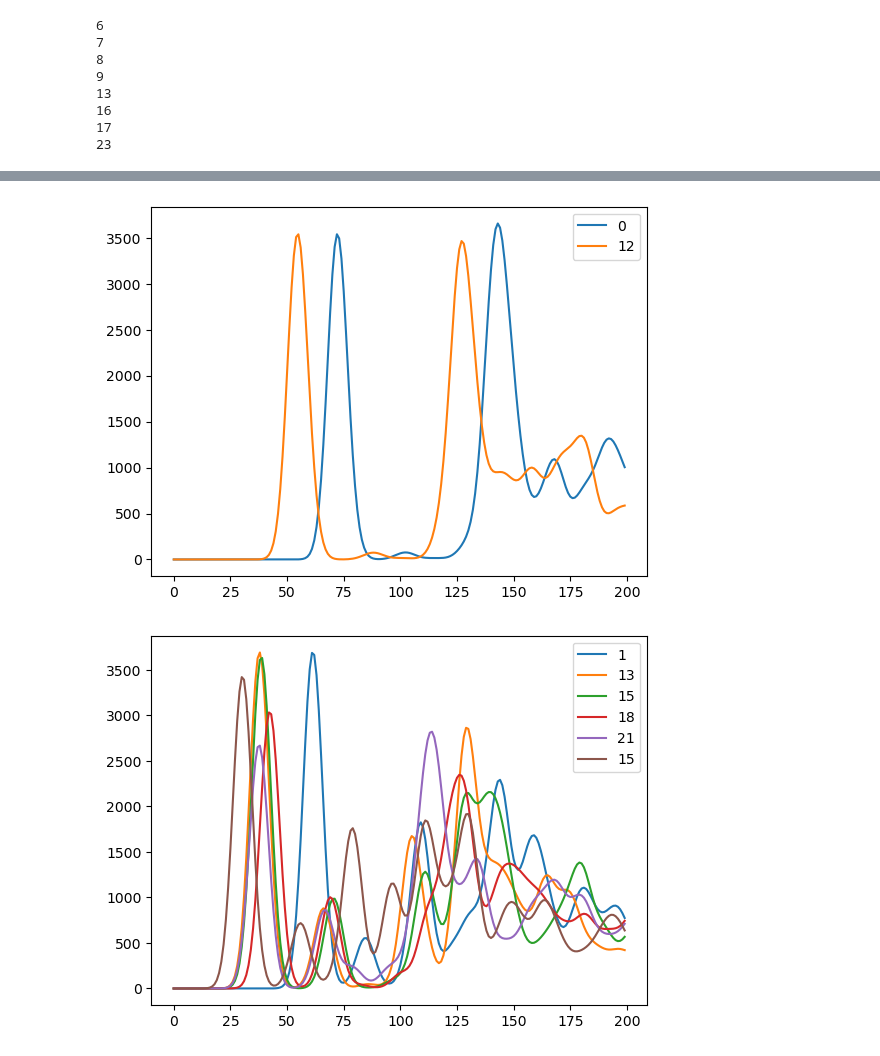
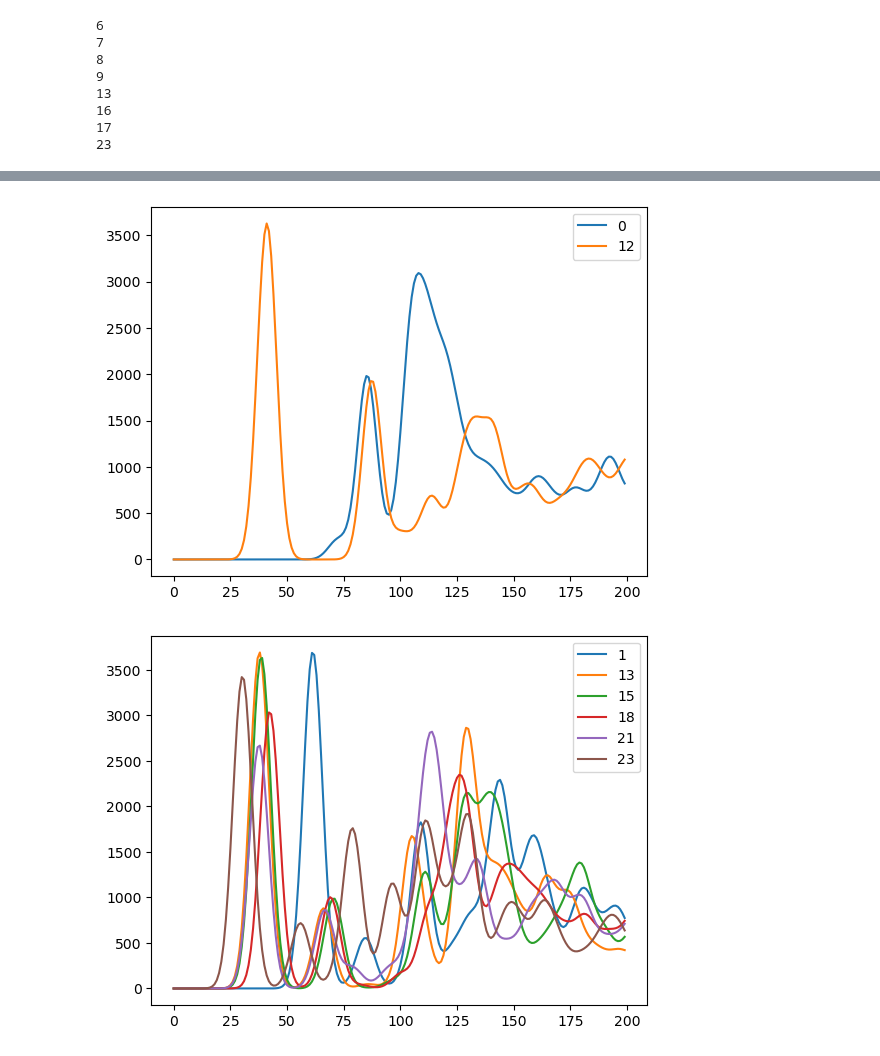
Before and after one commit to sam-j-hall/GO_molecule_GNN, a Jupyter notebook: view_data.ipynb, the cells around one changed output, grey strips where cells are left out. Saved outputs shown, nothing was run; the diff lists cells and outputs as text; code cells hidden in the pictures.

```diff
--- a/view_data.ipynb
+++ b/view_data.ipynb
@@ -404 +402,3 @@ for key in test_dict.keys():
+# %%
+mol_name = 'R_eOH_0_eCOOH__0_eEPOXY_0_eCHO_0_eKETO_0_iOH_3_iEPOXY_0_ieEPOXY_1_1'
 # %%
@@ -438,12 +438,12 @@ dict_keys(['5', '6', '7', '8', '9', '10', '11', '12', '13', '14', '15', '16', '1
 # %%
-plt.plot(dict[1]['R_eOH_4_eCOOH__0_eEPOXY_0_eCHO_0_eKETO_1_iOH_0_iEPOXY_0_ieEPOXY_0_1']['0'], label='0')
-plt.plot(dict[1]['R_eOH_4_eCOOH__0_eEPOXY_0_eCHO_0_eKETO_1_iOH_0_iEPOXY_0_ieEPOXY_0_1']['12'], label='12')
-#plt.plot(dict[1]['R_eOH_4_eCOOH__0_eEPOXY_0_eCHO_0_eKETO_1_iOH_0_iEPOXY_0_ieEPOXY_0_1']['23'])
-#plt.plot(dict[1]['R_eOH_4_eCOOH__0_eEPOXY_0_eCHO_0_eKETO_1_iOH_0_iEPOXY_0_ieEPOXY_0_1']['5'])
+plt.plot(dict[1][mol_name]['14'], label='0')
+plt.plot(dict[1][mol_name]['15'], label='12')
+#plt.plot(dict[1][mol_name]['23'])
+#plt.plot(dict[1][mol_name]['5'])
 plt.legend()
 plt.show()
 # %% [output]
-[figure, old version]
+[figure, new version]
 # %%
 plt.plot(dict[1]['R_eOH_4_eCOOH__0_eEPOXY_0_eCHO_0_eKETO_1_iOH_0_iEPOXY_0_ieEPOXY_0_1']['1'], label='1')
 #plt.plot(dict[1]['R_eOH_4_eCOOH__0_eEPOXY_0_eCHO_0_eKETO_1_iOH_0_iEPOXY_0_ieEPOXY_0_1']['3'], label='3')
```
Also changed, not shown: parts of 10 cells of this notebook, 1 other file.
